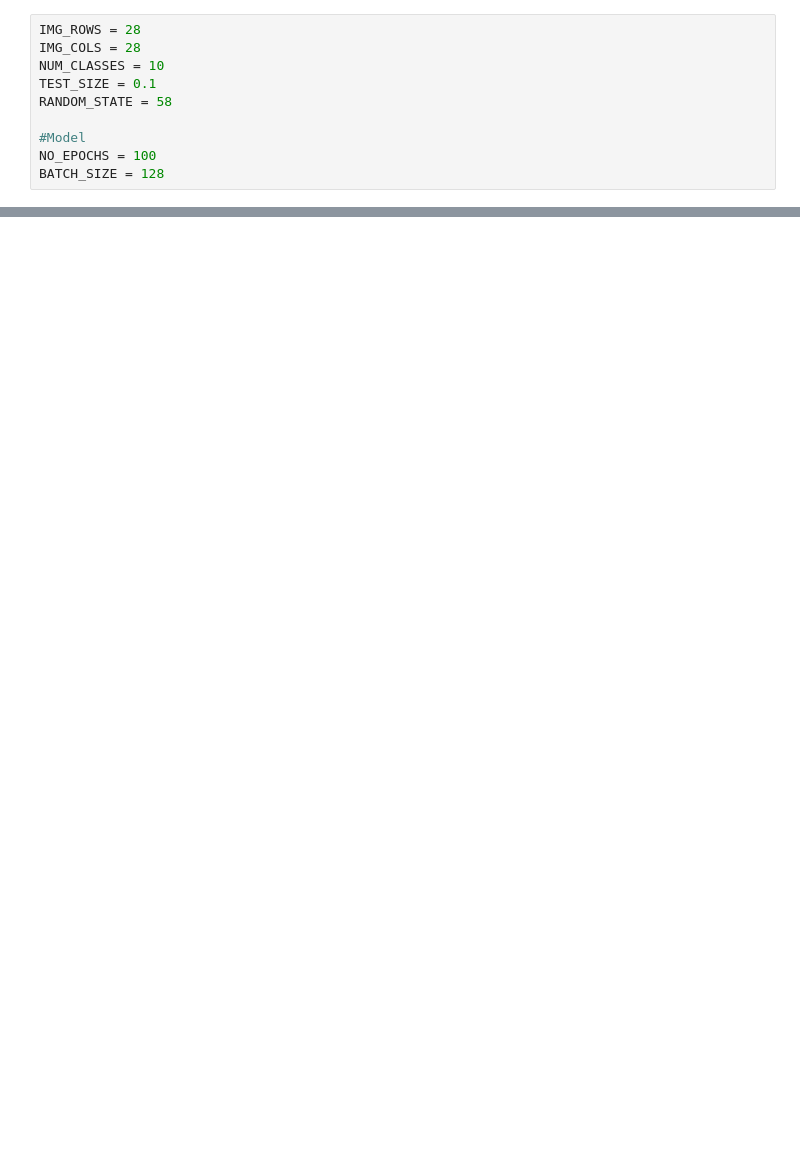
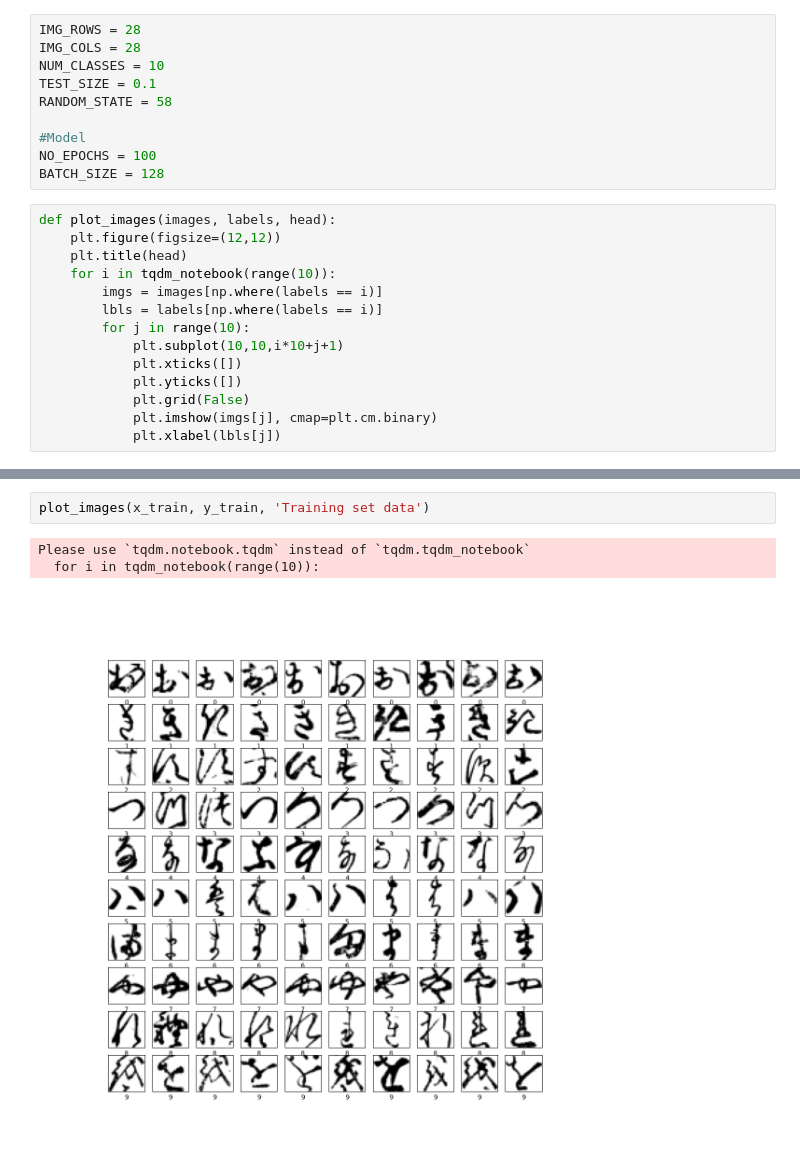
Before and after one commit to Vasu-Shrivastava/Kuzushiji-MNIST-Classification, a Jupyter notebook: CNN with Batch Normalization.ipynb, the cells around one changed output, grey strips where cells are left out. Drawn from its saved outputs; the diff is of its cells as text; blank space fills up the shorter version.

Commit message:
Plots made, prepare data next

```diff
--- a/CNN with Batch Normalization.ipynb
+++ b/CNN with Batch Normalization.ipynb
@@ -26,3 +28,17 @@ RANDOM_STATE = 58
 #Model
 NO_EPOCHS = 100
 BATCH_SIZE = 128
+# %%
+def plot_images(images, labels, head):
+    plt.figure(figsize=(12,12))
+    plt.title(head)
+    for i in tqdm_notebook(range(10)):
+        imgs = images[np.where(labels == i)]
+        lbls = labels[np.where(labels == i)]
+        for j in range(10):
+            plt.subplot(10,10,i*10+j+1)
+            plt.xticks([])
+            plt.yticks([])
+            plt.grid(False)
+            plt.imshow(imgs[j], cmap=plt.cm.binary)
+            plt.xlabel(lbls[j])
@@ -33,0 +96,6 @@ y_test = np.load('kmnist-test-labels.npz')['arr_0']
+# %%
+plot_images(x_train, y_train, 'Training set data')
+# %% [output]
+Please use `tqdm.notebook.tqdm` instead of `tqdm.tqdm_notebook`
+  for i in tqdm_notebook(range(10)):
+[figure, added]
```
Also changed, not shown: parts of 5 cells of this notebook.
